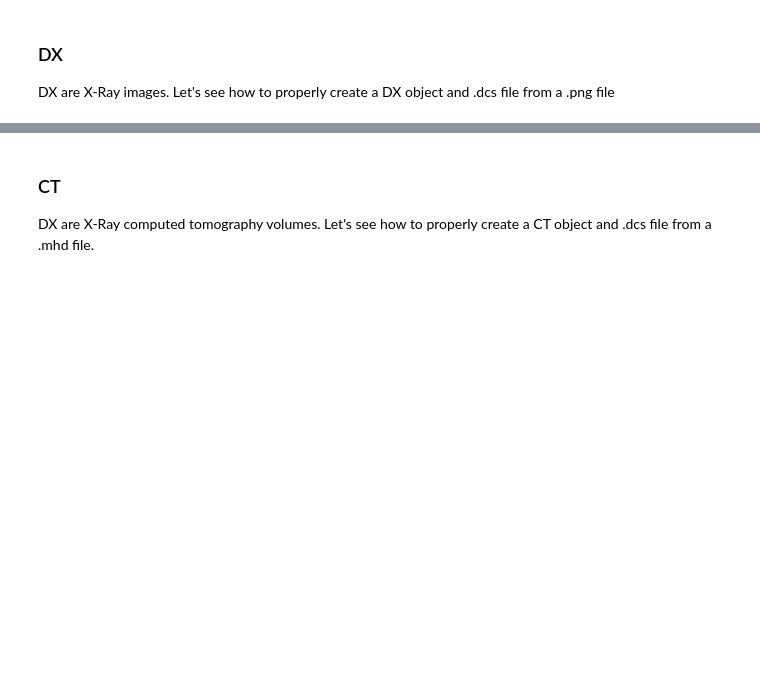
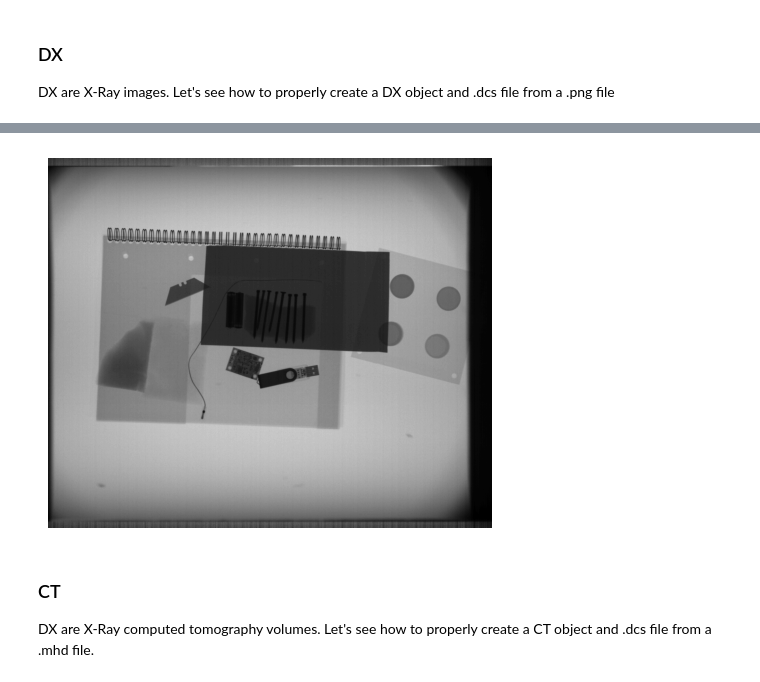
Before and after one commit to Auxilia-tech/pyDICOS, a Jupyter notebook: notebooks/tutorial.ipynb, the cells around one changed output, grey strips where cells are left out. Drawn from its saved outputs; the diff is of its cells as text; code cells hidden in the pictures; blank space fills up the shorter version.

```diff
--- a/notebooks/tutorial.ipynb
+++ b/notebooks/tutorial.ipynb
@@ -34,3 +33,9 @@ mydx = pydicos.DXLoader(
+# %%
+plt.imshow(mydx.get_data(), cmap="gray")
+plt.axis("off")
+plt.show()
+# %% [output]
+[figure, added]
 # %% [markdown]
 ### CT
 
```
Also changed, not shown: parts of 9 cells of this notebook.
